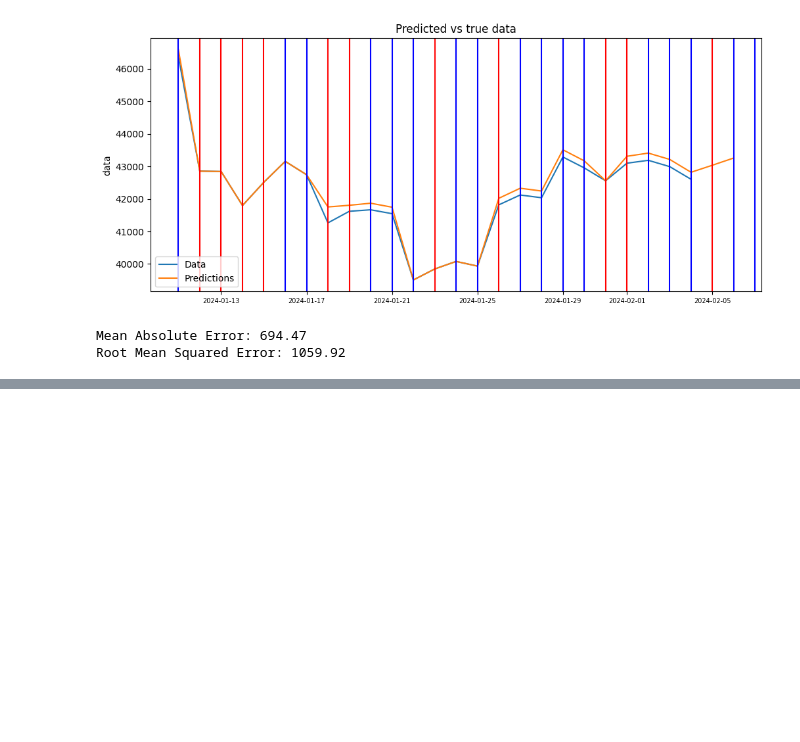
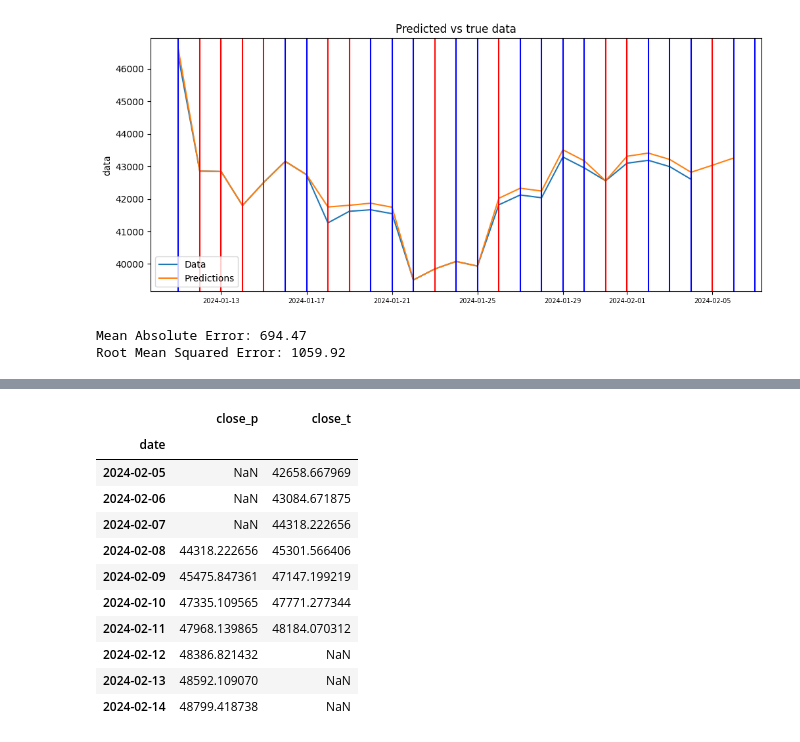
Before and after one commit to kirillsaidov/tm_forecast, a Jupyter notebook: src/tm_simulations.ipynb, the cells around one changed output, grey strips where cells are left out. Cells and saved outputs as stored; diff of their text form; code cells hidden in the pictures; blank space fills up the shorter version.

```diff
--- a/src/tm_simulations.ipynb
+++ b/src/tm_simulations.ipynb
@@ -770,0 +956,24 @@ Root Mean Squared Error: 1059.92
+# %%
+# true
+df_t = df_sim_true[-7:]
+df_t.columns = ['close_t']
+
+# predicted
+df_p = df_predictions[-7:]
+df_p.columns = ['close_p']
+
+# combine
+df_t.combine_first(df_p)
+# %% [output]
+|  | close_p | close_t |
+| date |  |  |
+| 2024-02-05 | NaN | 42658.667969 |
+| 2024-02-06 | NaN | 43084.671875 |
+| 2024-02-07 | NaN | 44318.222656 |
+| 2024-02-08 | 44318.222656 | 45301.566406 |
+| 2024-02-09 | 45475.847361 | 47147.199219 |
+| 2024-02-10 | 47335.109565 | 47771.277344 |
+| 2024-02-11 | 47968.139865 | 48184.070312 |
+| 2024-02-12 | 48386.821432 | NaN |
+| 2024-02-13 | 48592.109070 | NaN |
+| 2024-02-14 | 48799.418738 | NaN |
```
Also changed, not shown: parts of 15 cells of this notebook, 1 other file.
